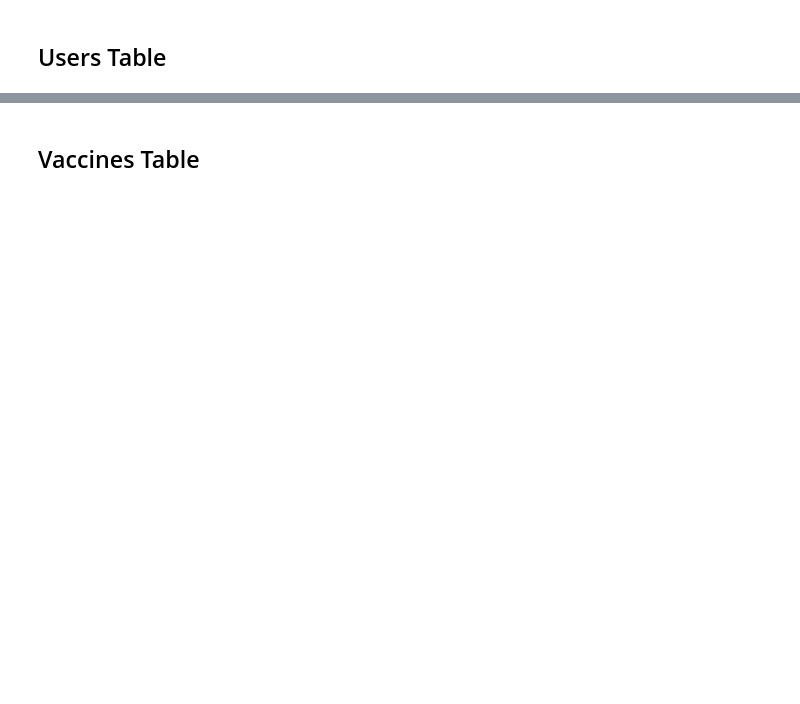
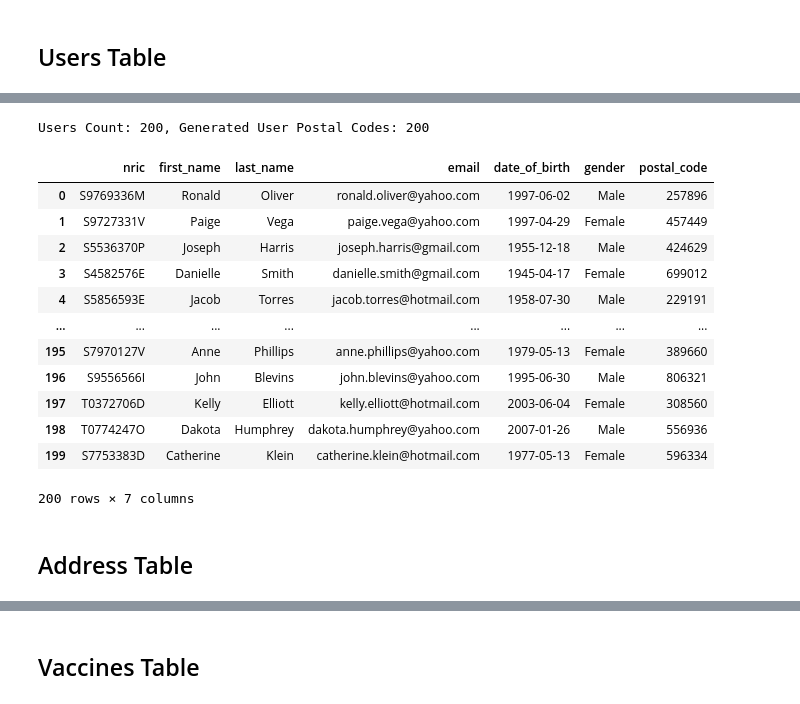
Before and after one commit to 0Upjh80d/agents, a Jupyter notebook: notebooks/genarate_database.ipynb, the cells around one changed output, grey strips where cells are left out. Drawn from its saved outputs; the diff is of its cells as text; code cells hidden in the pictures; blank space fills up the shorter version.

Commit message:
chore: create addresses, gps tables and add clinics, users postal_code

```diff
--- a/notebooks/genarate_database.ipynb
+++ b/notebooks/genarate_database.ipynb
@@ -17,0 +285,4 @@ The `id` column will be in string. This is to mimic the real life scenario, wher
+# %%
+# Unique postal_code from Polyclinics and GPs
+clinic_postal_code = polyclinic_postal_code + gps_postal_code
+print(f"Clinic Postal Code Count: {len(clinic_postal_code)}")
@@ -141,2 +418,31 @@ else:
 Number of unique full names: 200
 All date are in range
+# %%
+# --------------------------------------------------------------------------------
+# Generate postal codes in Users Table that are different from clinic postal codes
+# Runtime: ~16mins
+# --------------------------------------------------------------------------------
+valid_postal_codes = []
+checked_codes = set()
+
+while len(valid_postal_codes) < 200:
+    random_code = str(
+        random.randint(100000, 999999)
+    )  # Generate random 6-digit postal code
+
+    if random_code in clinic_postal_code or random_code in checked_codes:
+        continue  # Skip if already checked or is a clinic postal code
+
+    checked_codes.add(random_code)
+    geoData = validate_postal_code(random_code)
+
+    if geoData:
+        valid_postal_codes.append(geoData)
+        print(
+            f"Valid: {random_code} (Lat: {geoData['latitude']}, Lon: {geoData['longitude']}), Address: {geoData['address']}"
+        )
+
+    time.sleep(0.5)  # Sleep to prevent hitting API rate limits
+
+# Display final list of 200 real postal codes
+print(valid_postal_codes)
@@ -142,0 +467,26 @@ All date are in range
+# %%
+# Create new `postal_code` column in Users Table
+print(
+    f"Users Count: {len(users_df)}, Generated User Postal Codes: {len(valid_postal_codes)}"
+)
+users_postal_codes = [entry["postal_code"] for entry in valid_postal_codes]
+
+users_df["postal_code"] = users_postal_codes
+display(users_df)
+# %% [output]
+Users Count: 200, Generated User Postal Codes: 200
+|  | nric | first_name | last_name | email | date_of_birth | gender | postal_code |
+| 0 | S9769336M | Ronald | Oliver | ronald.oliver@yahoo.com | 1997-06-02 | Male | 257896 |
+| 1 | S9727331V | Paige | Vega | paige.vega@yahoo.com | 1997-04-29 | Female | 457449 |
+| 2 | S5536370P | Joseph | Harris | joseph.harris@gmail.com | 1955-12-18 | Male | 424629 |
+| 3 | S4582576E | Danielle | Smith | danielle.smith@gmail.com | 1945-04-17 | Female | 699012 |
+| 4 | S5856593E | Jacob | Torres | jacob.torres@hotmail.com | 1958-07-30 | Male | 229191 |
+| ... | ... | ... | ... | ... | ... | ... | ... |
+| 195 | S7970127V | Anne | Phillips | anne.phillips@yahoo.com | 1979-05-13 | Female | 389660 |
+| 196 | S9556566I | John | Blevins | john.blevins@yahoo.com | 1995-06-30 | Male | 806321 |
+| 197 | T0372706D | Kelly | Elliott | kelly.elliott@hotmail.com | 2003-06-04 | Female | 308560 |
+| 198 | T0774247O | Dakota | Humphrey | dakota.humphrey@yahoo.com | 2007-01-26 | Male | 556936 |
+| 199 | S7753383D | Catherine | Klein | catherine.klein@hotmail.com | 1977-05-13 | Female | 596334 |
+200 rows × 7 columns
+# %% [markdown]
+## Address Table
```
Also changed, not shown: parts of 39 cells of this notebook.
